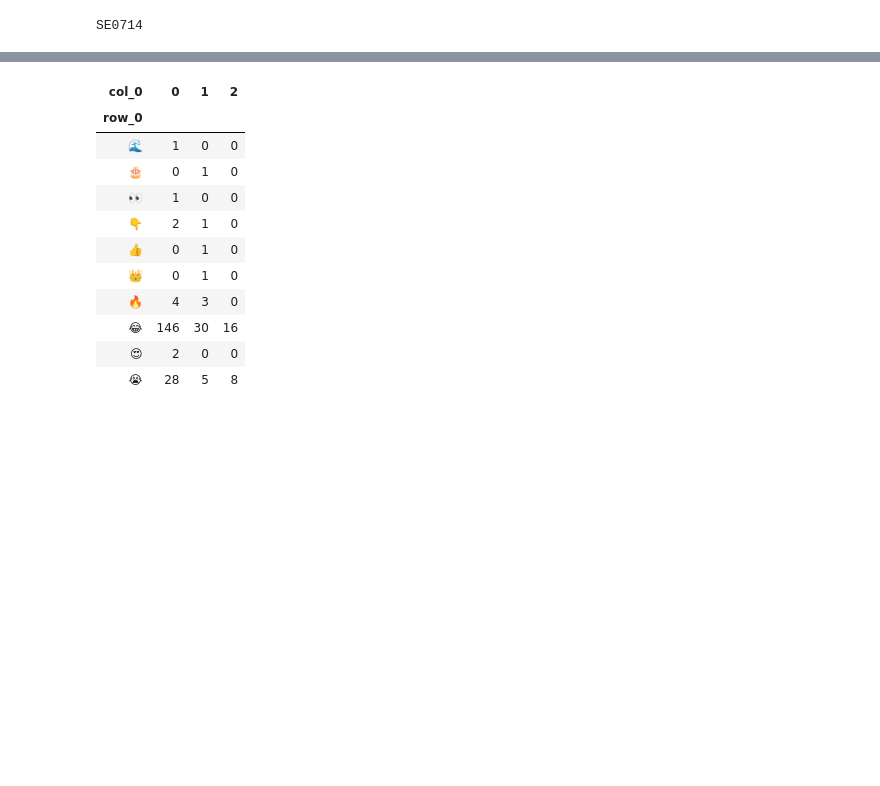
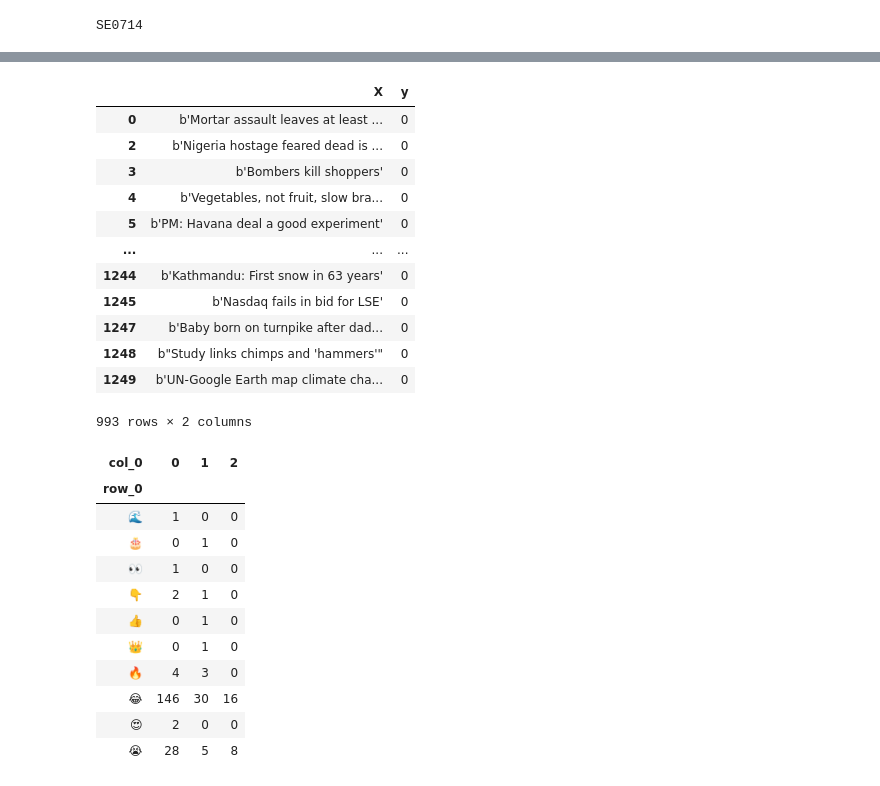
Before and after one commit to karabellyj/emoji-gpt2, a Jupyter notebook: notebooks/SE0714-experiments.ipynb, the cells around one changed output, grey strips where cells are left out. Saved outputs shown, nothing was run; the diff lists cells and outputs as text; code cells hidden in the pictures; blank space fills up the shorter version.

```diff
--- a/notebooks/SE0714-experiments.ipynb
+++ b/notebooks/SE0714-experiments.ipynb
@@ -84,3 +93,19 @@ SE0714
+# %%
+df.loc[df.y == 0]
+# %% [output]
+|  | X | y |
+| 0 | b'Mortar assault leaves at least ... | 0 |
+| 2 | b'Nigeria hostage feared dead is ... | 0 |
+| 3 | b'Bombers kill shoppers' | 0 |
+| 4 | b'Vegetables, not fruit, slow bra... | 0 |
+| 5 | b'PM: Havana deal a good experiment' | 0 |
+| ... | ... | ... |
+| 1244 | b'Kathmandu: First snow in 63 years' | 0 |
+| 1245 | b'Nasdaq fails in bid for LSE' | 0 |
+| 1247 | b'Baby born on turnpike after dad... | 0 |
+| 1248 | b"Study links chimps and 'hammers'" | 0 |
+| 1249 | b'UN-Google Earth map climate cha... | 0 |
+993 rows × 2 columns
 # %%
 Xt = tokenize(X, tokenizer)
 # %%
```
Also changed, not shown: parts of 2 cells of this notebook, 1 other file.
